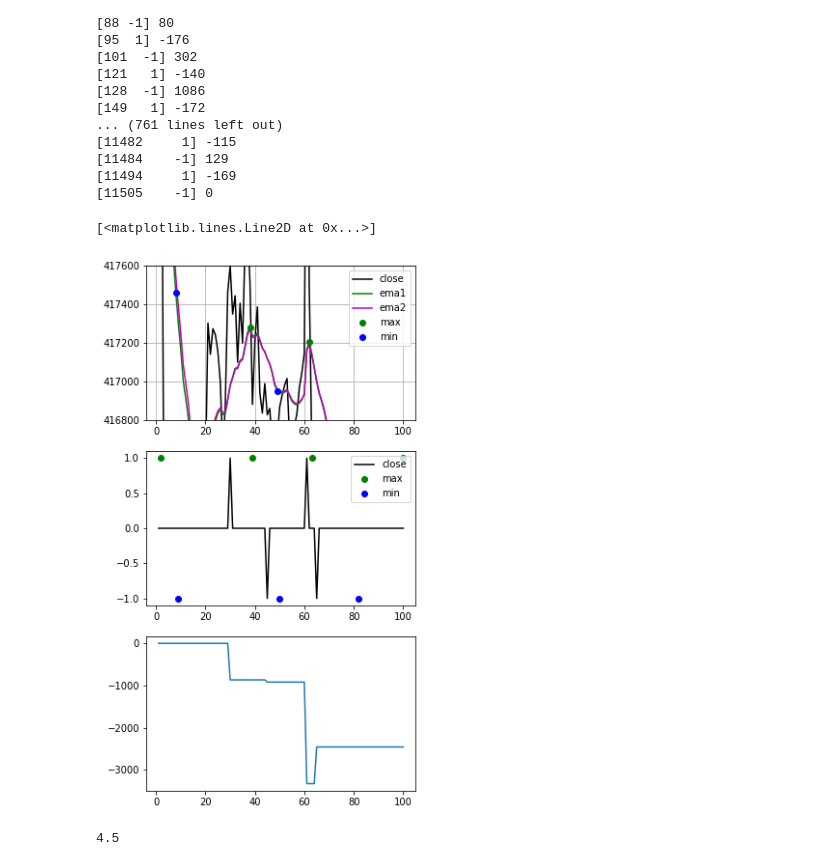
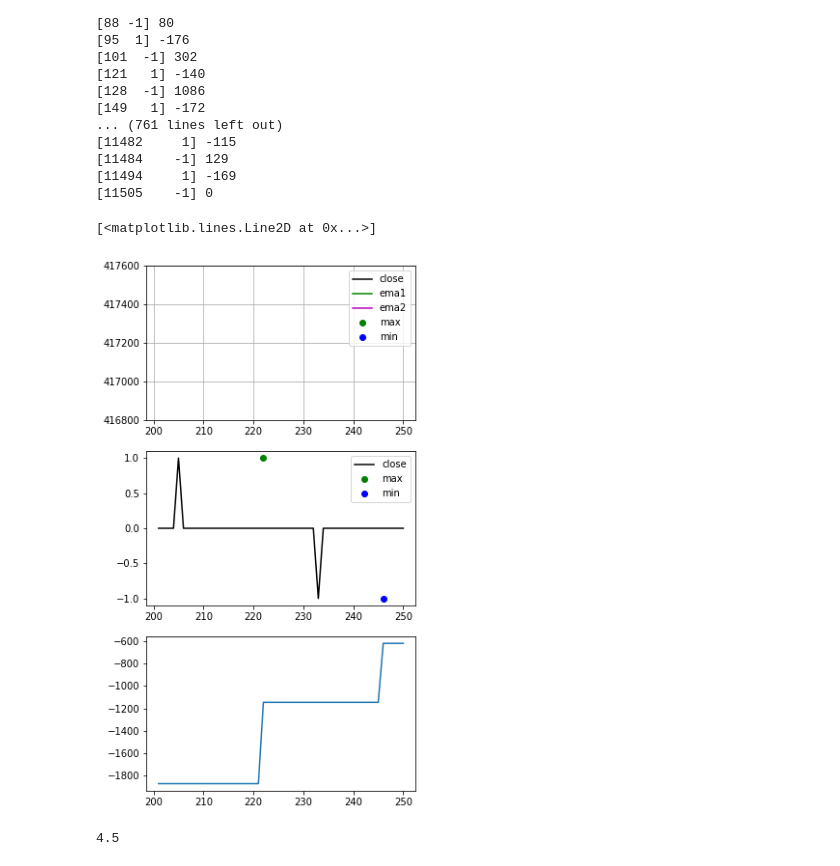
Before and after one commit to Surpris/pyBitCoin, a Jupyter notebook: notebooks/analysis of ohlc (201901010000-201901090000)-2.ipynb, the cells around one changed output. Saved outputs shown, nothing was run; the diff lists cells and outputs as text; code cells hidden in the pictures.

```diff
--- a/notebooks/analysis of ohlc (201901010000-201901090000)-2.ipynb
+++ b/notebooks/analysis of ohlc (201901010000-201901090000)-2.ipynb
@@ -478,6 +478,7 @@ ema_diff = ema1 - ema2
 cross_points = results["cross_points"]
 benefits = results["benefits"]
 a_k = results["a_k"]
+distance = results["distance_ext"]
 # %%
 stat_dead = results["stat_dead"]
 stat_golden = results["stat_golden"]
@@ -560,8 +561,8 @@ for a, b in zip(a_k, benefits):
 # %%
 maxtab_ema_diff, mintab_ema_diff = peakdet(ema_diff, 10)
 close_ = df["close"].values
-start = 0
-end = 100 #len(ema1)
+start = 200
+end =  250#len(ema1)
 
 plt.figure(figsize=(5, 10))
 plt.subplot(311)
@@ -576,35 +577,35 @@ plt.ylim(416800, 417600)
 
 index = (maxtab_ema_diff[:, 0]>=start)&(maxtab_ema_diff[:, 0]<end)
 plt.plot(1 + maxtab_ema_diff[index, 0], ema1[maxtab_ema_diff[index, 0].astype(int)], "go", label="max")
 index = (mintab_ema_diff[:, 0]>=start)&(mintab_ema_diff[:, 0]<end)
 plt.plot(1 + mintab_ema_diff[index, 0], ema1[mintab_ema_diff[index, 0].astype(int)], "bo", label="min")
 plt.legend()
 plt.grid(True)
 
 plt.subplot(312)
 plt.plot(np.arange(start+1, end+1), cross_points[start:end], "k", label="close")
 index = (maxtab_ema_diff[:, 0]>=start)&(maxtab_ema_diff[:, 0]<end)
 plt.plot(1 + maxtab_ema_diff[index, 0] + 1, np.ones(len(maxtab_ema_diff[index, 0])), "go", label="max")
 index = (mintab_ema_diff[:, 0]>=start)&(mintab_ema_diff[:, 0]<end)
 plt.plot(1 + mintab_ema_diff[index, 0] + 1, -np.ones(len(mintab_ema_diff[index, 0])), "bo", label="min")
 plt.legend()
 
 benefits_history = []
 count = 0
 for ii in range(len(ema1)):
     if ii == 0:
         benefits_history.append(0)
-    elif count < len(a_k) and ii == a_k[count, 0]:
+    elif count < len(a_k) and ii == a_k[count, 0] + distance[count]:
         benefits_history.append(benefits_history[-1] + benefits[count]*a_k[count, 1])
         count += 1
     else:
         benefits_history.append(benefits_history[-1])
 
 plt.subplot(313)
 plt.plot(np.arange(start+1, end+1), benefits_history[start:end], label="benefits")
 # %% [output]
 [<matplotlib.lines.Line2D at 0x...>]
-[figure, old version]
+[figure, new version]
 # %%
 a = max([4.5, 3.4])
 a
```
Also changed, not shown: 1 other file.
